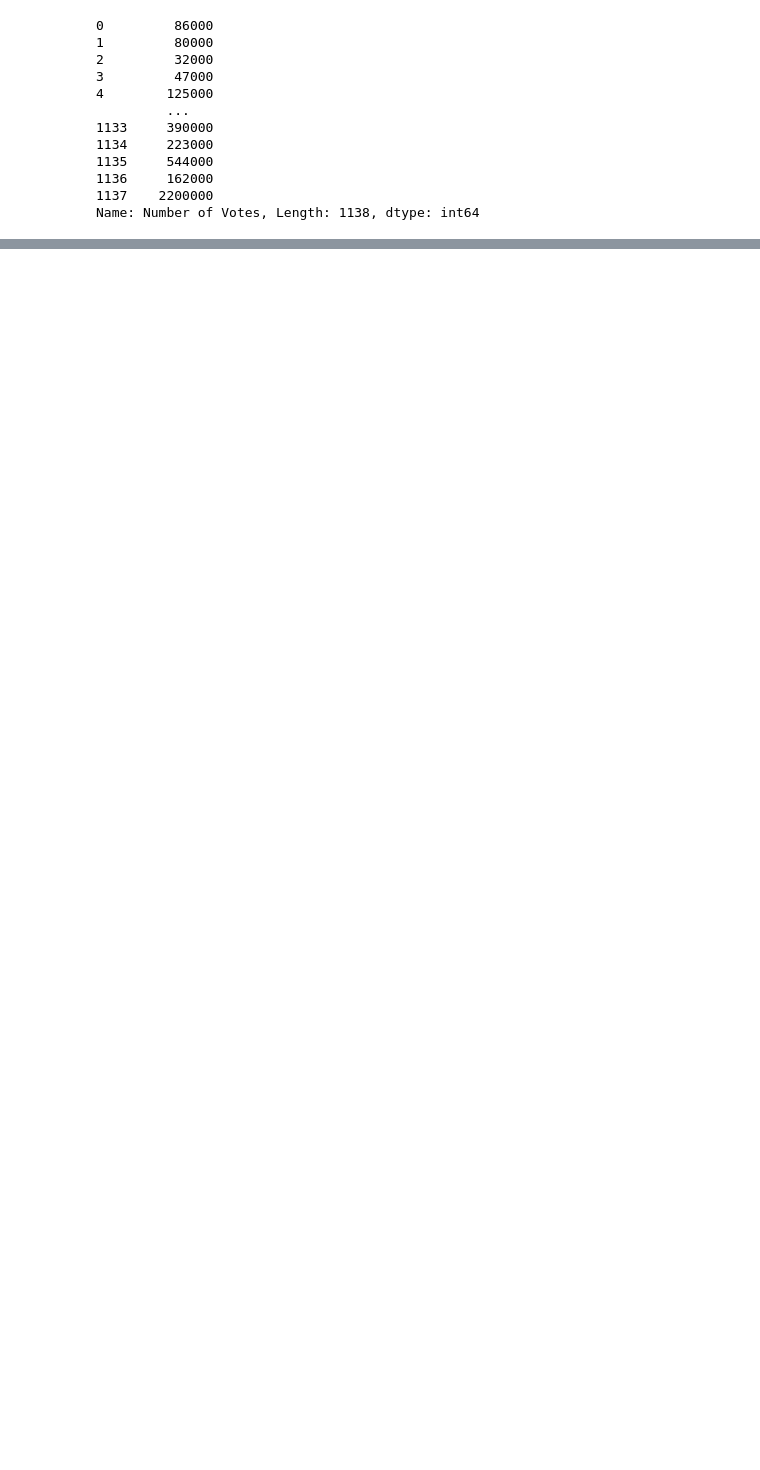
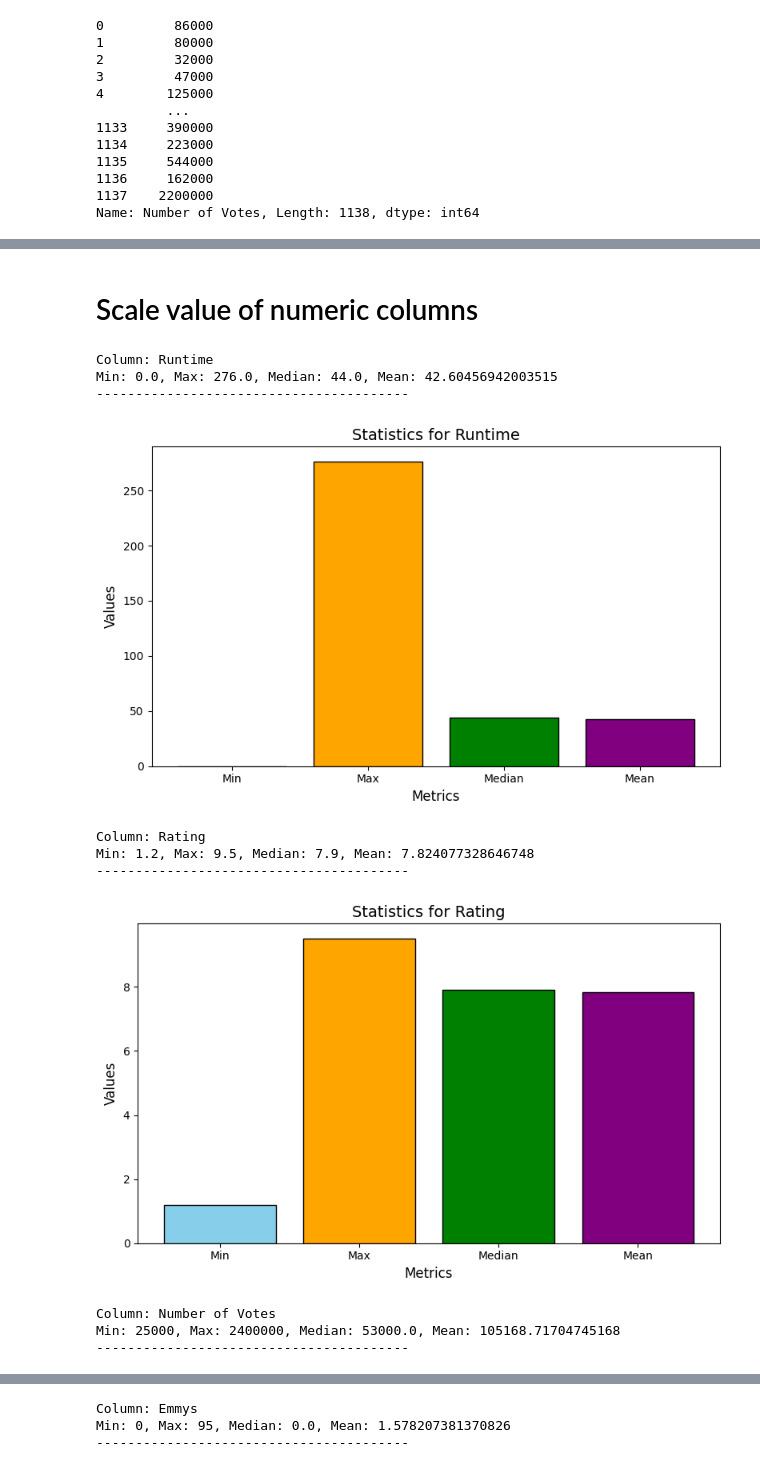
Before and after one commit to Snag69/Data-Science, a Jupyter notebook: PreprocessData.ipynb, the cells around one changed output, grey strips where cells are left out. Cells and saved outputs as stored; diff of their text form; code cells hidden in the pictures; blank space fills up the shorter version.

```diff
--- a/PreprocessData.ipynb
+++ b/PreprocessData.ipynb
@@ -338,0 +276,60 @@ time.head(10)
+# %%
+# Xử lý outliers cho các cột
+data_cleaned = data.copy()
+for column in ['Runtime', 'Rating', 'Emmys', 'Number of Votes']:
+    data_cleaned = remove_outliers_iqr(data_cleaned, column)
+
+data = data_cleaned
+
+print(data.shape)
+# %% [markdown]
+# Scale value of numeric columns
+# %%
+import matplotlib.pyplot as plt
+
+# Chọn các cột số
+d = data[['Runtime', 'Rating', 'Number of Votes', 'Emmys']]
+
+# Lặp qua từng cột và tính toán các giá trị thống kê
+for column in d.columns:
+    # Tính Min, Max, Median, và Mean
+    min_val = d[column].min()
+    max_val = d[column].max()
+    median_val = d[column].median()
+    mean_val = d[column].mean()
+
+    # In thông tin cột và giá trị
+    print(f"Column: {column}")
+    print(f"Min: {min_val}, Max: {max_val}, Median: {median_val}, Mean: {mean_val}")
+    print("-" * 40)
+
+    # Chuẩn bị dữ liệu cho visualization
+    stats = {
+        'Min': min_val,
+        'Max': max_val,
+        'Median': median_val,
+        'Mean': mean_val
+    }
+
+    # Visualization
+    plt.figure(figsize=(8, 5))
+    plt.bar(stats.keys(), stats.values(), color=['skyblue', 'orange', 'green', 'purple'], edgecolor='black')
+    plt.title(f'Statistics for {column}', fontsize=14)
+    plt.xlabel('Metrics', fontsize=12)
+    plt.ylabel('Values', fontsize=12)
+    plt.tight_layout()
+
+    # Hiển thị biểu đồ
+    plt.show()
+# %% [output]
+Column: Runtime
+Min: 0.0, Max: 276.0, Median: 44.0, Mean: 42.60456942003515
+----------------------------------------
+[figure, added]
+Column: Rating
+Min: 1.2, Max: 9.5, Median: 7.9, Mean: 7.824077328646748
+----------------------------------------
+[figure, added]
+Column: Number of Votes
+Min: 25000, Max: 2400000, Median: 53000.0, Mean: 105168.71704745168
+----------------------------------------
@@ -338,0 +337,3 @@ time.head(10)
+Column: Emmys
+Min: 0, Max: 95, Median: 0.0, Mean: 1.578207381370826
+----------------------------------------
```
Also changed, not shown: parts of 47 cells of this notebook.
